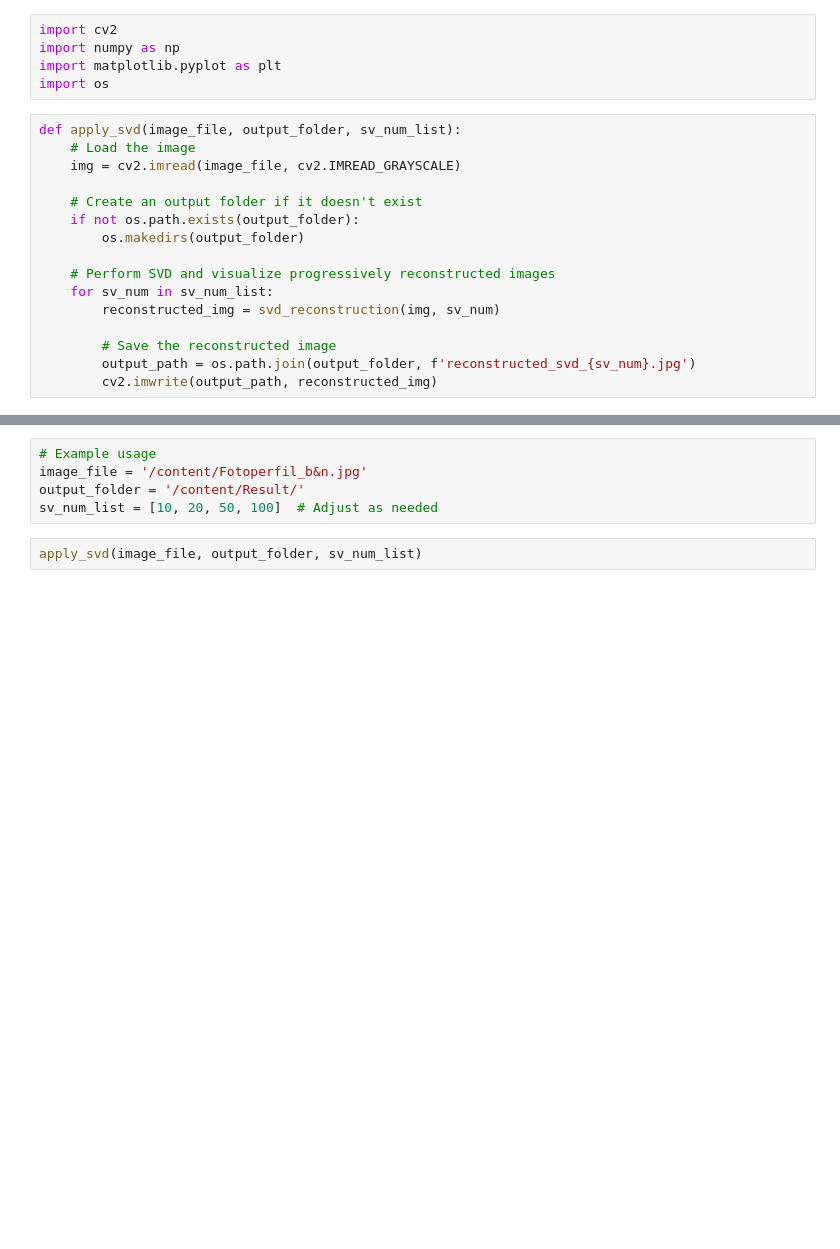
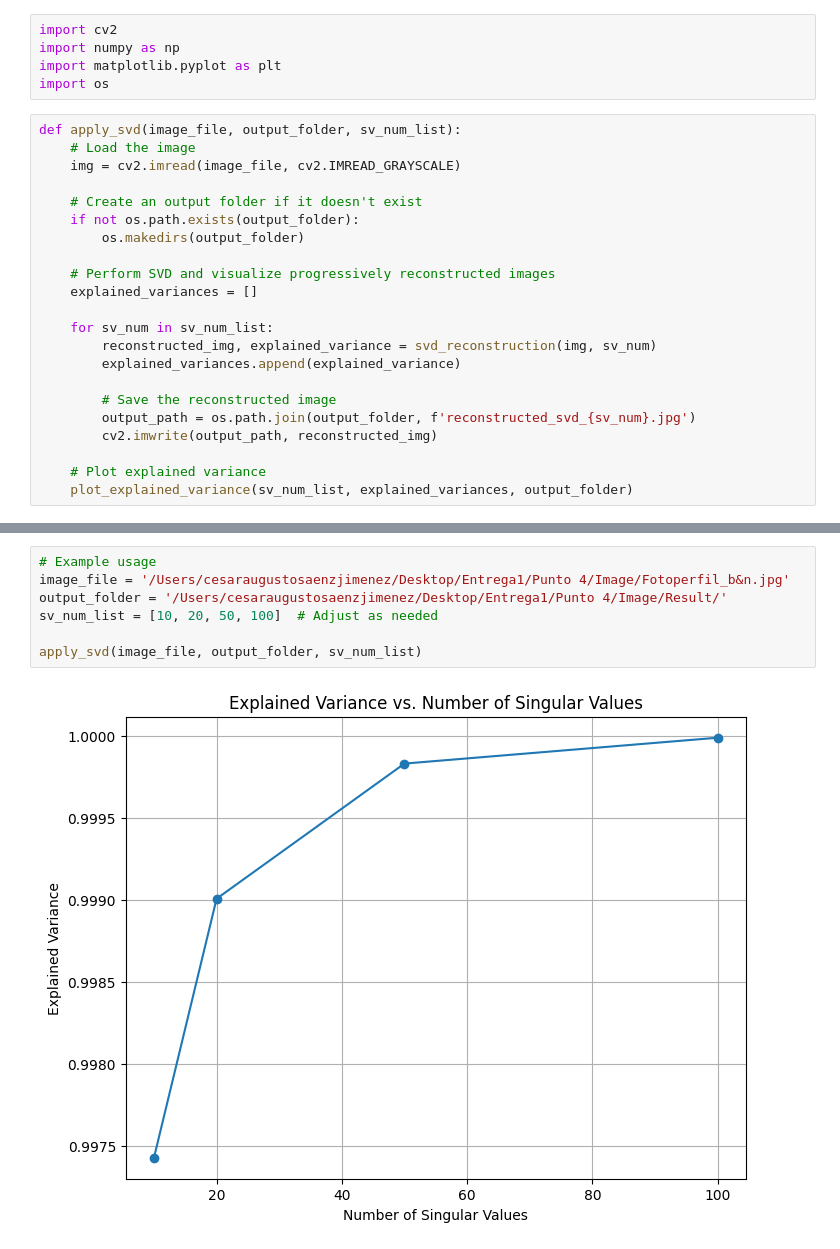
Before and after one commit to Cesar012782/MachineLearningII, a Jupyter notebook: Punto 4/Punto 4.ipynb, the cells around one changed output, grey strips where cells are left out. Cells and saved outputs as stored; diff of their text form; blank space fills up the shorter version.

Commit message:
Correccion Punto 4

```diff
--- a/Punto 4/Punto 4.ipynb
+++ b/Punto 4/Punto 4.ipynb
@@ -13,11 +13,17 @@ def apply_svd(image_file, output_folder, sv_num_list):
         os.makedirs(output_folder)
 
     # Perform SVD and visualize progressively reconstructed images
+    explained_variances = []
+
     for sv_num in sv_num_list:
-        reconstructed_img = svd_reconstruction(img, sv_num)
+        reconstructed_img, explained_variance = svd_reconstruction(img, sv_num)
+        explained_variances.append(explained_variance)
 
         # Save the reconstructed image
         output_path = os.path.join(output_folder, f'reconstructed_svd_{sv_num}.jpg')
         cv2.imwrite(output_path, reconstructed_img)
+
+    # Plot explained variance
+    plot_explained_variance(sv_num_list, explained_variances, output_folder)
 # %%
 def svd_reconstruction(image, sv_num):
@@ -28,7 +45,9 @@ def svd_reconstruction(image, sv_num):
 # %%
 # Example usage
-image_file = '/content/Fotoperfil_b&n.jpg'
-output_folder = '/content/Result/'
+image_file = '/Users/cesaraugustosaenzjimenez/Desktop/Entrega1/Punto 4/Image/Fotoperfil_b&n.jpg'
+output_folder = '/Users/cesaraugustosaenzjimenez/Desktop/Entrega1/Punto 4/Image/Result/'
 sv_num_list = [10, 20, 50, 100]  # Adjust as needed
+
+apply_svd(image_file, output_folder, sv_num_list)
+# %% [output]
+[figure, added]
-# %%
-apply_svd(image_file, output_folder, sv_num_list)
```
Also changed, not shown: parts of 2 cells of this notebook, 6 other files.
